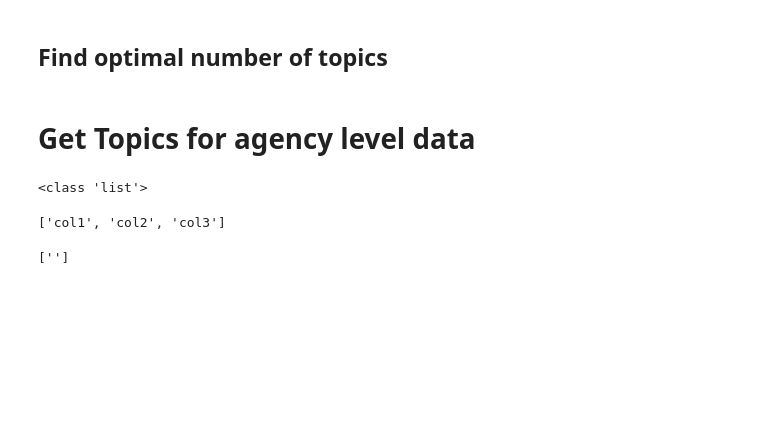
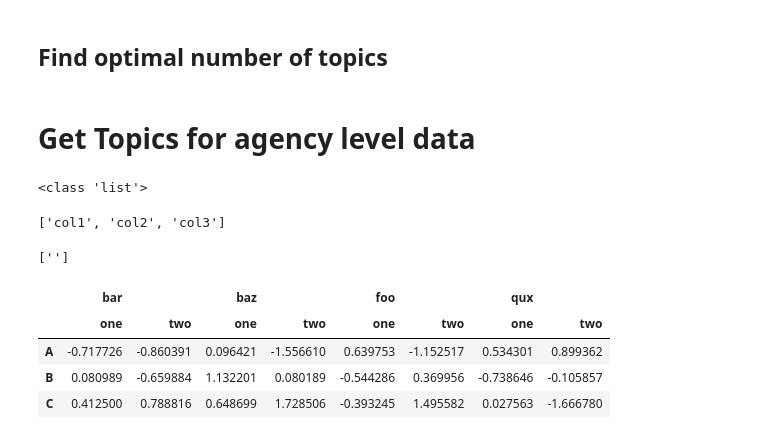
Before and after one commit to GSA/MD-Automated-Text-Analysis, a Jupyter notebook: topicsanalyser/tests.ipynb, the cells around one changed output. Cells and saved outputs as stored; diff of their text form; code cells hidden in the pictures; blank space fills up the shorter version.

```diff
--- a/topicsanalyser/tests.ipynb
+++ b/topicsanalyser/tests.ipynb
@@ -580,3 +590,17 @@ test.split(',')
 test2.split(',')
 # %% [output]
 ['']
+# %%
+arrays = [
+    np.array(["bar", "bar", "baz", "baz", "foo", "foo", "qux", "qux"]),
+    np.array(["one", "two", "one", "two", "one", "two", "one", "two"]),
+    ]
+
+df = pd.DataFrame(np.random.randn(3, 8), index=["A", "B", "C"], columns=arrays)
+df
+# %% [output]
+|  | bar |  | baz |  | foo |  | qux |  |
+|  | one | two | one | two | one | two | one | two |
+| A | -0.717726 | -0.860391 | 0.096421 | -1.556610 | 0.639753 | -1.152517 | 0.534301 | 0.899362 |
+| B | 0.080989 | -0.659884 | 1.132201 | 0.080189 | -0.544286 | 0.369956 | -0.738646 | -0.105857 |
+| C | 0.412500 | 0.788816 | 0.648699 | 1.728506 | -0.393245 | 1.495582 | 0.027563 | -1.666780 |
```
Also changed, not shown: parts of 4 cells of this notebook, 2 other files.
